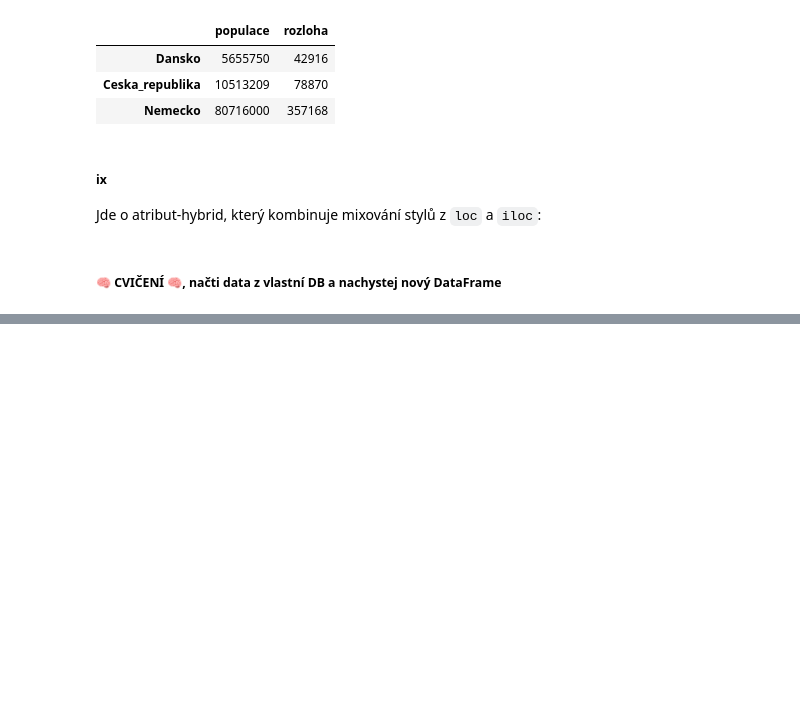
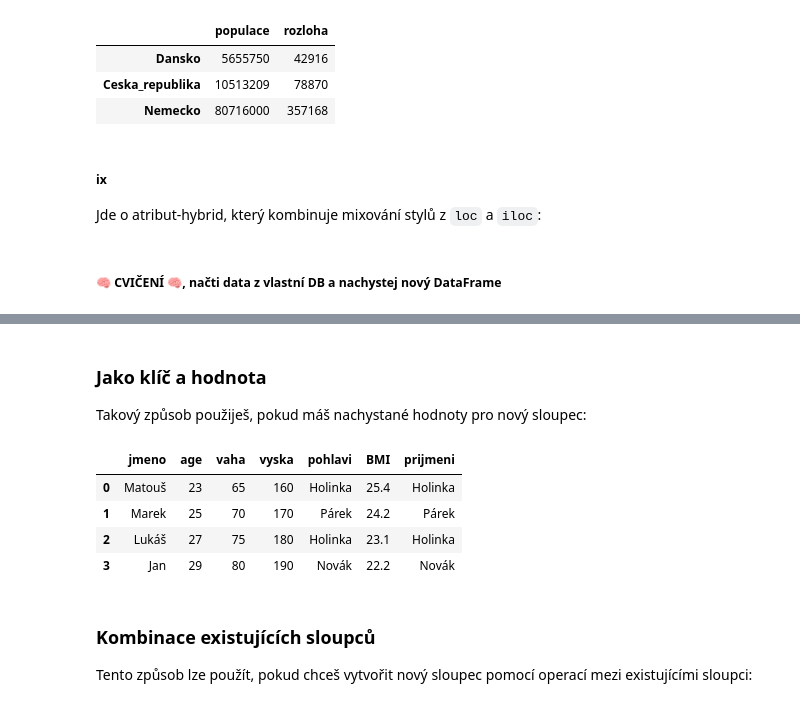
Before and after one commit to Bralor/data-csob-2023, a Jupyter notebook: shared/notebooks/lesson02.ipynb, the cells around one changed output, grey strips where cells are left out. Cells and saved outputs as stored; diff of their text form; code cells hidden in the pictures; blank space fills up the shorter version.

```diff
--- a/shared/notebooks/lesson02.ipynb
+++ b/shared/notebooks/lesson02.ipynb
@@ -931,0 +1081,2 @@ Jde o atribut-hybrid, který kombinuje mixování stylů z `loc` a `iloc`:
+# %%
+df_uzivatele.rename(columns={"age": "vek"}, inplace=True)
@@ -931,0 +1099,9 @@ Jde o atribut-hybrid, který kombinuje mixování stylů z `loc` a `iloc`:
+# %%
+nova_jmena_sloupcu = {
+    "jmeno": "first_name",
+    "vek": "age",
+    "vaha": "weight",
+    "vyska": "height"
+}
+# %%
+df_uzivatele.rename(columns=nova_jmena_sloupcu, inplace=True)
@@ -931,0 +1125,4 @@ Jde o atribut-hybrid, který kombinuje mixování stylů z `loc` a `iloc`:
+# %% [markdown]
+### Jako klíč a hodnota
+
+Takový způsob použiješ, pokud máš nachystané hodnoty pro nový sloupec:
@@ -931,0 +1131,12 @@ Jde o atribut-hybrid, který kombinuje mixování stylů z `loc` a `iloc`:
+# %%
+df_uzivatele.head()
+# %% [output]
+|  | jmeno | age | vaha | vyska | pohlavi | BMI | prijmeni |
+| 0 | Matouš | 23 | 65 | 160 | Holinka | 25.4 | Holinka |
+| 1 | Marek | 25 | 70 | 170 | Párek | 24.2 | Párek |
+| 2 | Lukáš | 27 | 75 | 180 | Holinka | 23.1 | Holinka |
+| 3 | Jan | 29 | 80 | 190 | Novák | 22.2 | Novák |
+# %% [markdown]
+### Kombinace existujících sloupců
+
+Tento způsob lze použít, pokud chceš vytvořit nový sloupec pomocí operací mezi existujícími sloupci:
```
Also changed, not shown: parts of 74 cells of this notebook.
